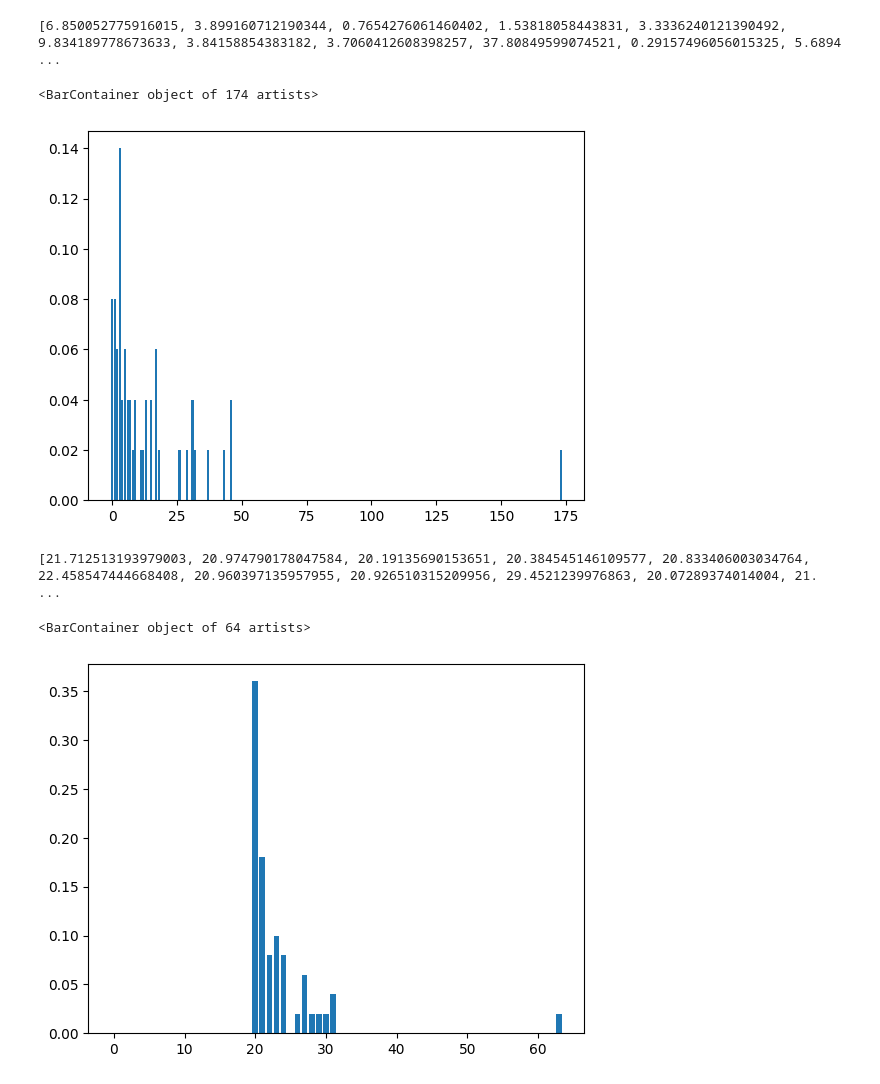
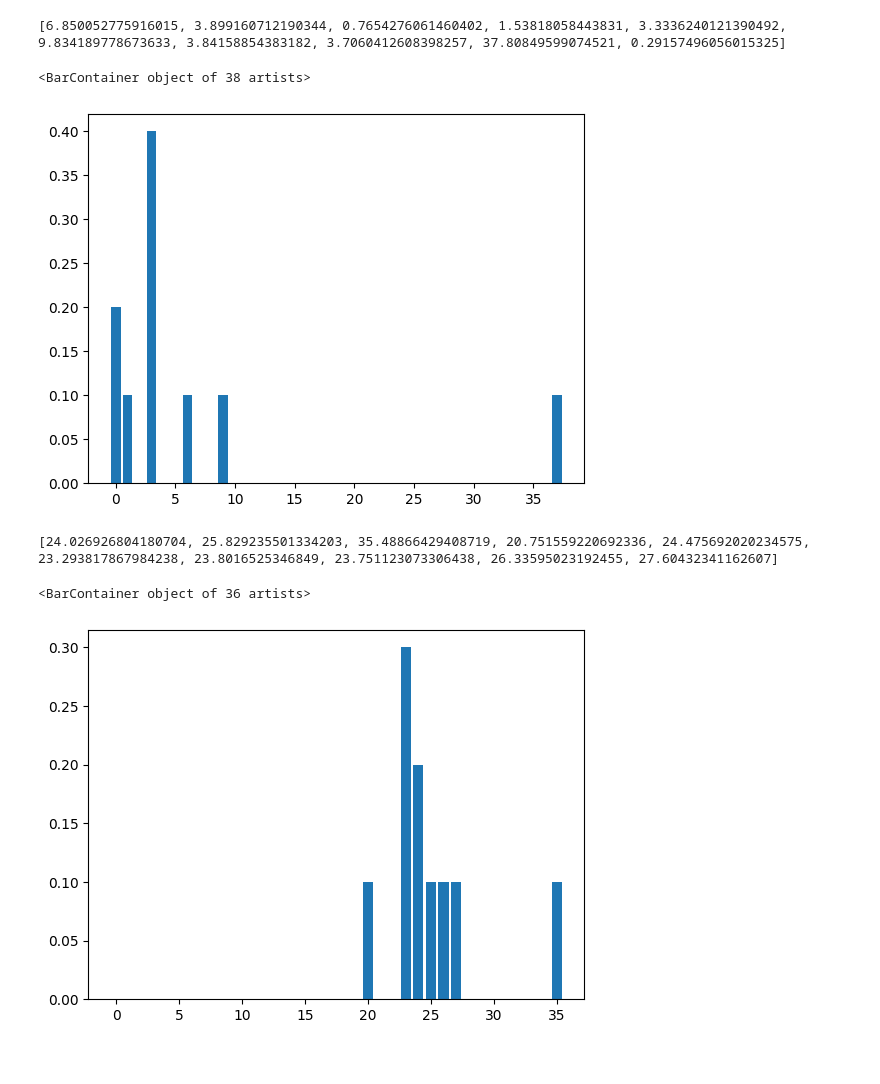
Before and after one commit to DanielAlmeida19/RandomVariableSimulator, a Jupyter notebook: Simulator.ipynb, the cells around one changed output. Cells and saved outputs as stored; diff of their text form; code cells hidden in the pictures.

```diff
--- a/Simulator.ipynb
+++ b/Simulator.ipynb
@@ -4,7 +5,7 @@ import numpy as np
 import matplotlib.pyplot as plt
 import math
 # %%
-randomic = Generator(13,50)
+randomic = Generator(13,10)
 tec=[]
 
 for i in randomic[2:]:
@@ -12,7 +13,7 @@ for i in randomic[2:]:
 
 print(tec)
 # %% [output]
-[6.850052775916015, 3.899160712190344, 0.7654276061460402, 1.53818058443831, 3.3336240121390492, 9.834189778673633, 3.84158854383182, 3.7060412608398257, 37.80849599074521, 0.29157496056015325, 5.6894 ...
+[6.850052775916015, 3.899160712190344, 0.7654276061460402, 1.53818058443831, 3.3336240121390492, 9.834189778673633, 3.84158854383182, 3.7060412608398257, 37.80849599074521, 0.29157496056015325]
 # %%
 # Contar as ocorrências de cada valor no vetor
 ocorrencias = np.bincount(tec)
@@ -24,26 +25,27 @@ proporcoes = ocorrencias / total
 # Criar um gráfico de barras
 plt.bar(range(len(proporcoes)), proporcoes)
 # %% [output]
-<BarContainer object of 174 artists>
+<BarContainer object of 38 artists>
-[figure, old version]
+[figure, new version]
 # %%
+randomic = Generator(11,10)
 ts=[]
 for i in randomic[2:]:
     ts.append(-5*math.log(i)+20)
 
 print(ts)
 # %% [output]
-[21.712513193979003, 20.974790178047584, 20.19135690153651, 20.384545146109577, 20.833406003034764, 22.458547444668408, 20.960397135957955, 20.926510315209956, 29.4521239976863, 20.07289374014004, 21. ...
+[24.026926804180704, 25.829235501334203, 35.48866429408719, 20.751559220692336, 24.475692020234575, 23.293817867984238, 23.8016525346849, 23.751123073306438, 26.33595023192455, 27.60432341162607]
 # %%
 # Contar as ocorrências de cada valor no vetor
 ocorrencias = np.bincount(ts)
 
 # Calcular a proporção em relação ao total
 total = len(ts)
 proporcoes = ocorrencias / total
 
 # Criar um gráfico de barras
-plt.bar(range(len(proporcoes)), proporcoes, tick_label=range(len(proporcoes)))
+plt.bar(range(len(proporcoes)), proporcoes)
 # %% [output]
-<BarContainer object of 64 artists>
+<BarContainer object of 36 artists>
-[figure, old version]
+[figure, new version]
```
Also changed, not shown: parts of 6 cells of this notebook.
